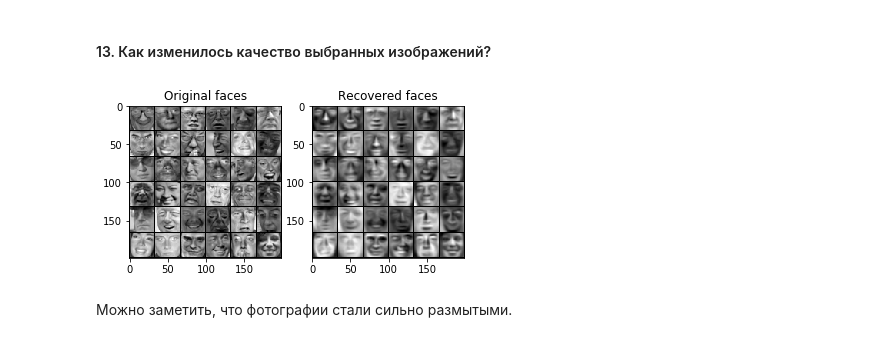
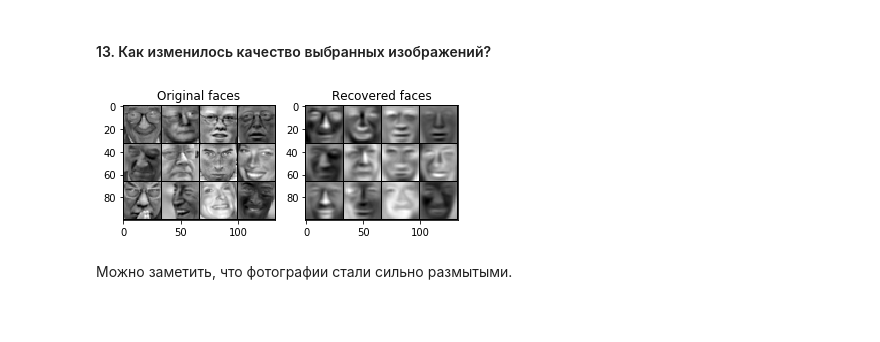
Before and after one commit to Mihlyuk/machine-learning-course, a Jupyter notebook: assignment7.ipynb, the cells around one changed output. Drawn from its saved outputs; the diff is of its cells as text; code cells hidden in the pictures; blank space fills up the shorter version.

```diff
--- a/assignment7.ipynb
+++ b/assignment7.ipynb
@@ -169,14 +169,14 @@ Z = projectData(X_norm, U, K)
 # %%
 X_rec = recoverData(Z, U, K)
 plt.subplot(121)
-displayData(X_norm[0:36, :])
+displayData(X_norm[0:12, :])
 plt.title('Original faces')
 plt.subplot(122)
-displayData(X_rec[0:36, :])
+displayData(X_rec[0:12, :])
 plt.title('Recovered faces')
 plt.show()
 # %% [output]
-[figure, old version]
+[figure, new version]
 # %% [markdown]
 Можно заметить, что фотографии стали сильно размытыми.
 # %% [markdown]
```
Also changed, not shown: parts of 12 cells of this notebook.
